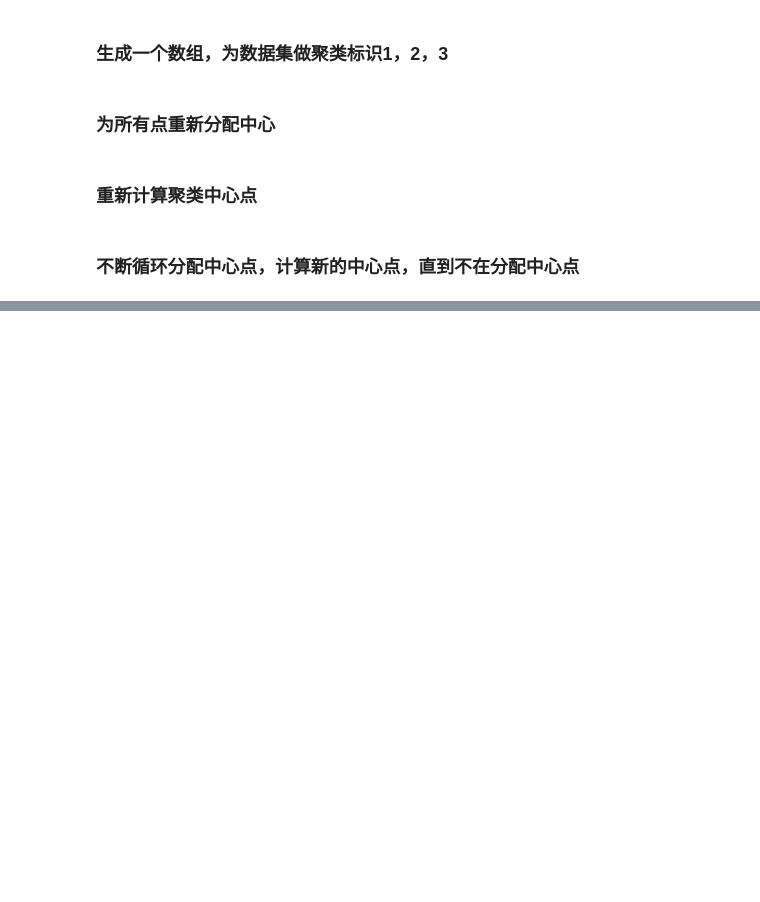
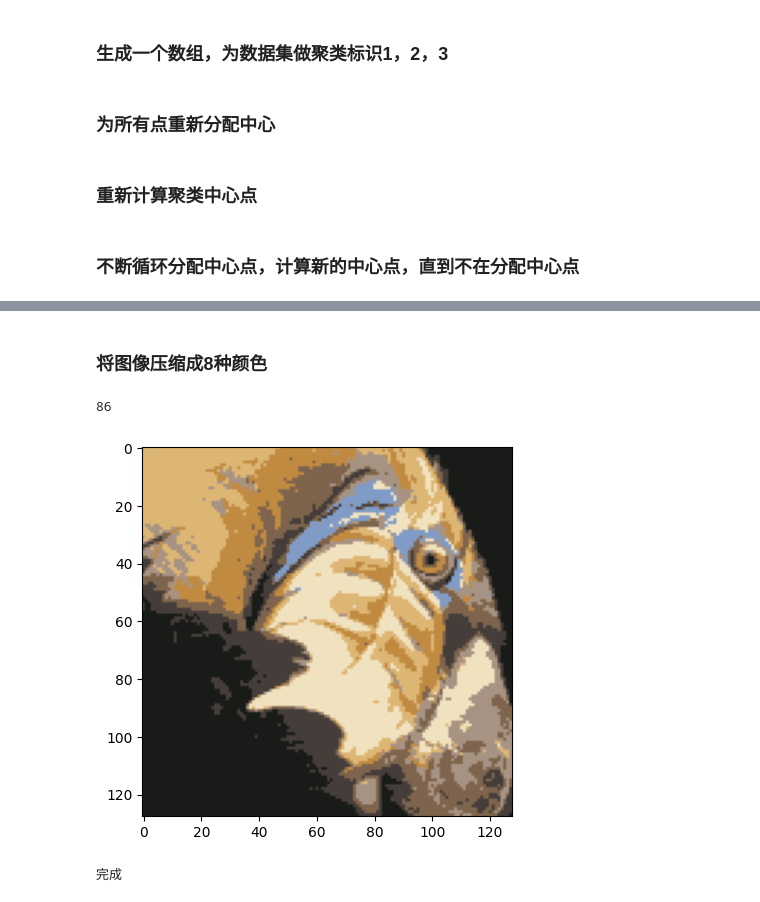
Before and after one commit to keptupp/MachineClass, a Jupyter notebook: exercise_7/mycode.ipynb, the cells around one changed output, grey strips where cells are left out. Saved outputs shown, nothing was run; the diff lists cells and outputs as text; code cells hidden in the pictures; blank space fills up the shorter version.

```diff
--- a/exercise_7/mycode.ipynb
+++ b/exercise_7/mycode.ipynb
@@ -76,0 +155,26 @@ plt.show()
+# %% [markdown]
+### 将图像压缩成8种颜色
+# %%
+color_nums=8
+color_center=np.random.random((color_nums,3))
+
+notChange=False
+epoch=0
+while(not notChange):
+    color_center,mark_image,notChange=reDistributionPixelCenter(color_center,mark_image)
+    color_center=computeNewPixelCenter(color_center,mark_image)
+    epoch+=1
+
+print(epoch)
+min_image=np.zeros(pic.shape)
+for i1 in range(min_image.shape[0]):
+    for i2 in range(min_image.shape[1]):
+        min_image[i1,i2,:]=color_center[int(mark_image[i1,i2]),:]
+plt.imshow(min_image)
+plt.show()
+
+print("完成")
+# %% [output]
+86
+[figure, added]
+完成
```
Also changed, not shown: parts of 16 cells of this notebook, 1 other file.
